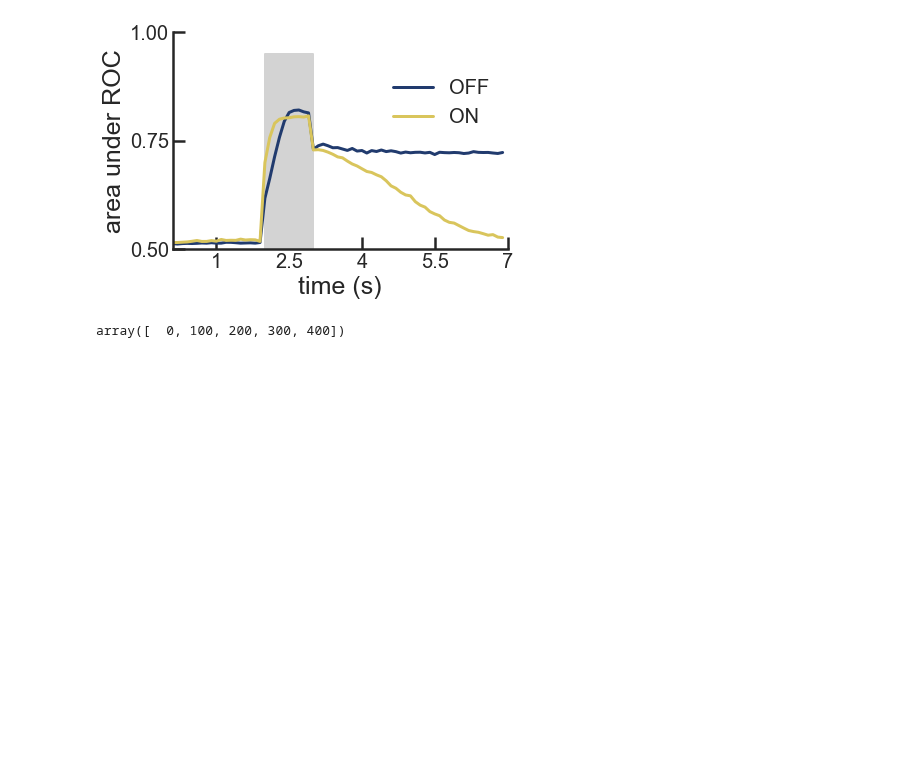
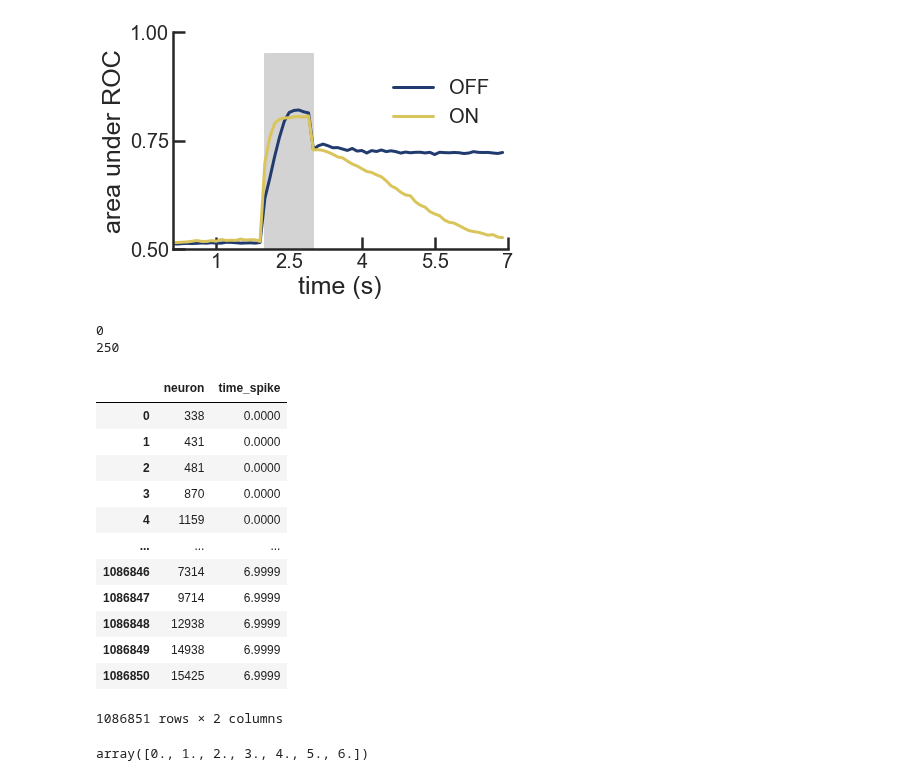
Before and after one commit to davidbestue/distractor_neurons, a Jupyter notebook: Christos_first_second/brian_simulations/AUC_time.ipynb, the cells around one changed output. Drawn from its saved outputs; the diff is of its cells as text; code cells hidden in the pictures; blank space fills up the shorter version.

```diff
--- a/Christos_first_second/brian_simulations/AUC_time.ipynb
+++ b/Christos_first_second/brian_simulations/AUC_time.ipynb
@@ -319,6 +319,56 @@ w=1000 #(ms)
-# %%
-len(all_)
-np.arange(0,500,100)
-# %% [output]
-array([  0, 100, 200, 300, 400])
+# %%
+N0 = 20000
+time_s =7000 #(ms)
+N=0.8*N0 #(el 80% son excitadoras)
+rounding = 2 ##round the timing
+w=1000 #(ms)
+
+
+################# NEEEEEEW #############################
+pos_stim=[]
+Iexts = []
+firings_wind = []
+
+for sim_ in np.arange(0,500,250): ##simulations used (all or a fraction e.j. np.arange(0,500,100)) )
+    #
+    print(sim_)
+    simx = io.loadmat(path_ + '\\' + all_[sim_])
+    ####
+    #### save position and I0E of each simulation
+    ####
+    pos_stim.append(360*simx['pos_stim'][0][0])
+    Iexts.append(simx['IEext'][0][0])
+
+    spikes = simx['spktm']
+
+    neurons_ = np.array([int(spikes[0][x]) for x in range(len(spikes[0]))])
+
+    times_ = np.array([spikes[1][x] for x in range(len(spikes[1]))])
+    times_ = times_ - min(times_)
+    times_ = np.array([times_[x] for x in range(len(times_))])
+
+    raw_spikes=pd.DataFrame({'time_spike': times_, 'neuron':neurons_})
+# %% [output]
+0
+250
+# %%
+raw_spikes
+# %% [output]
+|  | neuron | time_spike |
+| 0 | 338 | 0.0000 |
+| 1 | 431 | 0.0000 |
+| 2 | 481 | 0.0000 |
+| 3 | 870 | 0.0000 |
+| 4 | 1159 | 0.0000 |
+| ... | ... | ... |
+| 1086846 | 7314 | 6.9999 |
+| 1086847 | 9714 | 6.9999 |
+| 1086848 | 12938 | 6.9999 |
+| 1086849 | 14938 | 6.9999 |
+| 1086850 | 15425 | 6.9999 |
+1086851 rows × 2 columns
+# %%
+np.arange(0,time_s,w)/1000
+# %% [output]
+array([0., 1., 2., 3., 4., 5., 6.])
 # %%
```
Also changed, not shown: parts of 4 cells of this notebook.
